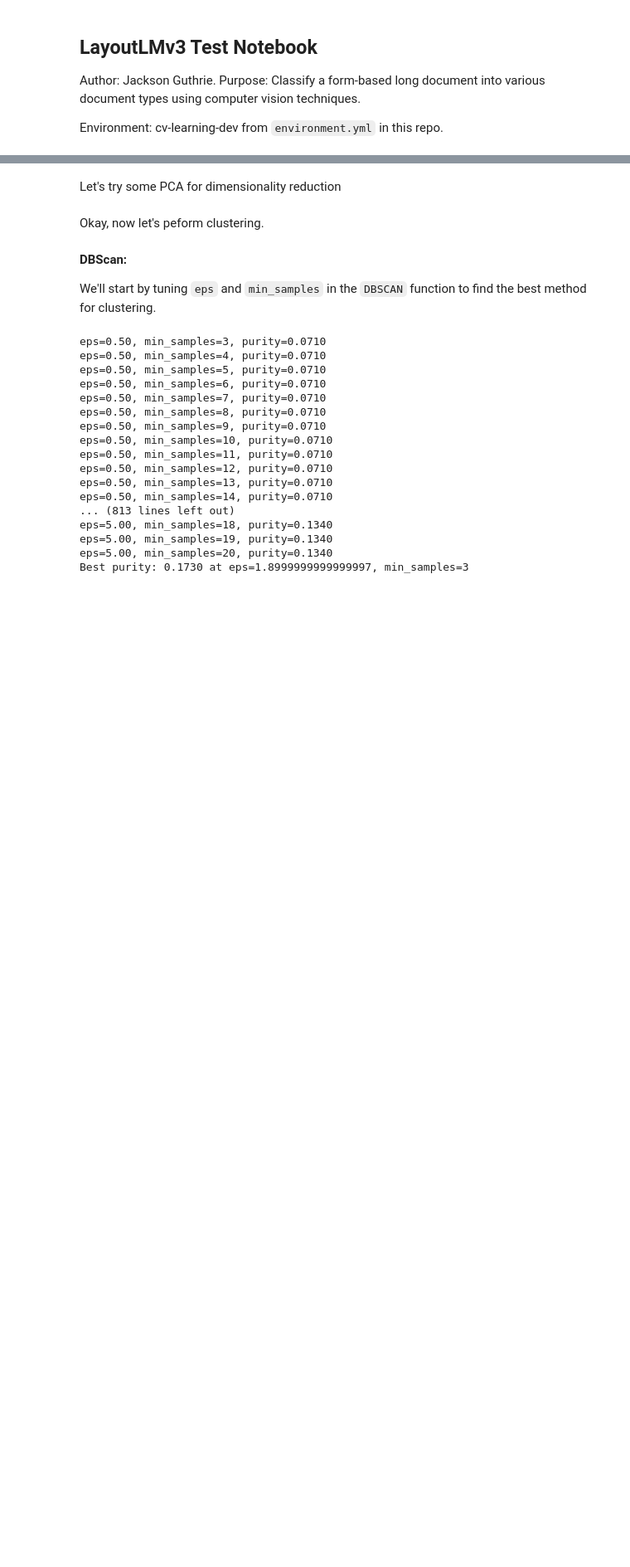
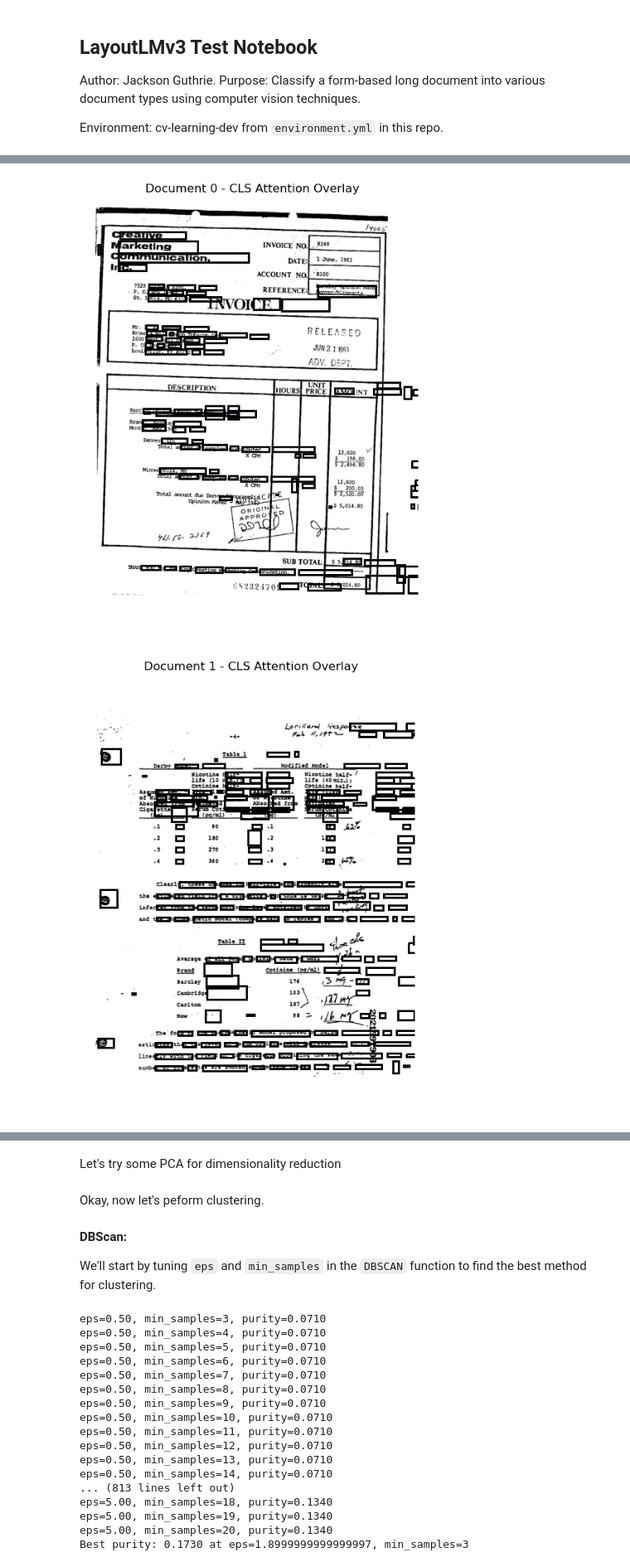
Before and after one commit to jackson-guthrie/comp-vision, a Jupyter notebook: LayoutLMv3-clustering.ipynb, the cells around one changed output, grey strips where cells are left out. Shown at 83% size. Drawn from its saved outputs; the diff is of its cells as text; code cells hidden in the pictures; blank space fills up the shorter version.

Commit message:
images added

```diff
--- a/LayoutLMv3-clustering.ipynb
+++ b/LayoutLMv3-clustering.ipynb
@@ -52,0 +56,42 @@ embeddings_std = StandardScaler().fit_transform(embeddings)
+# %%
+import matplotlib.patches as patches
+
+for idx in range(3):
+    doc = dataset[idx]
+    img = doc["image"] if isinstance(doc, dict) else doc[0]
+    if img.mode != "RGB":
+        img = img.convert("RGB")
+    encoding = processor(
+        images=img,
+        return_tensors="pt",
+        truncation=True,
+        padding="max_length",
+        max_length=512
+    )
+    with torch.no_grad():
+        outputs = model(**encoding, output_attentions=True)
+        attn = outputs.attentions[-1][0]  # (num_heads, seq_len, seq_len)
+        attn_mean = attn.mean(dim=0).cpu().numpy()  # (seq_len, seq_len)
+        cls_attn = attn_mean[0]  # Attention from CLS to all tokens
+
+    # Visualize attention on bounding boxes
+    plt.figure(figsize=(8, 8))
+    plt.imshow(img)
+    ax = plt.gca()
+    # If you have bboxes in your encoding, use them
+    if "bbox" in encoding:
+        bboxes = encoding["bbox"][0].cpu().numpy()
+        for i, bbox in enumerate(bboxes):
+            if i == 0:  # CLS token, skip
+                continue
+            x0, y0, x1, y1 = bbox
+            # Normalize attention for visualization
+            color = plt.cm.inferno(cls_attn[i] / cls_attn.max())
+            rect = patches.Rectangle((x0, y0), x1-x0, y1-y0, linewidth=2, edgecolor=color, facecolor='none')
+            ax.add_patch(rect)
+    plt.title(f"Document {idx} - CLS Attention Overlay")
+    plt.axis('off')
+    plt.show()
+# %% [output]
+[figure, added]
+[figure, added]
```
Also changed, not shown: parts of 4 cells of this notebook.
